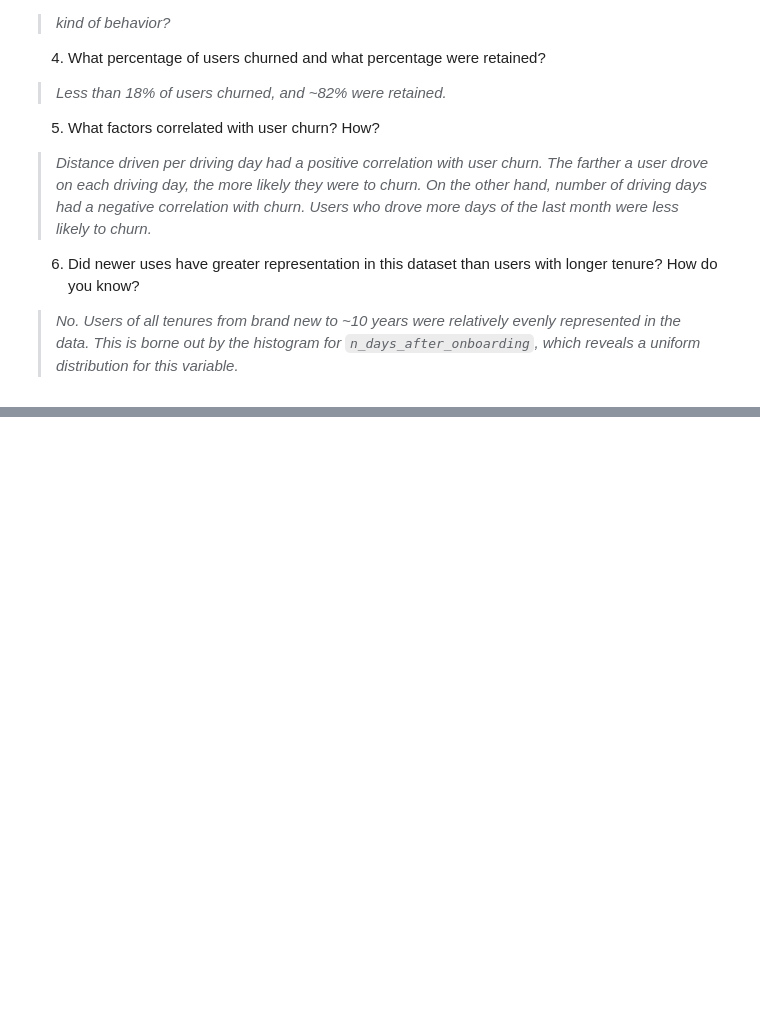
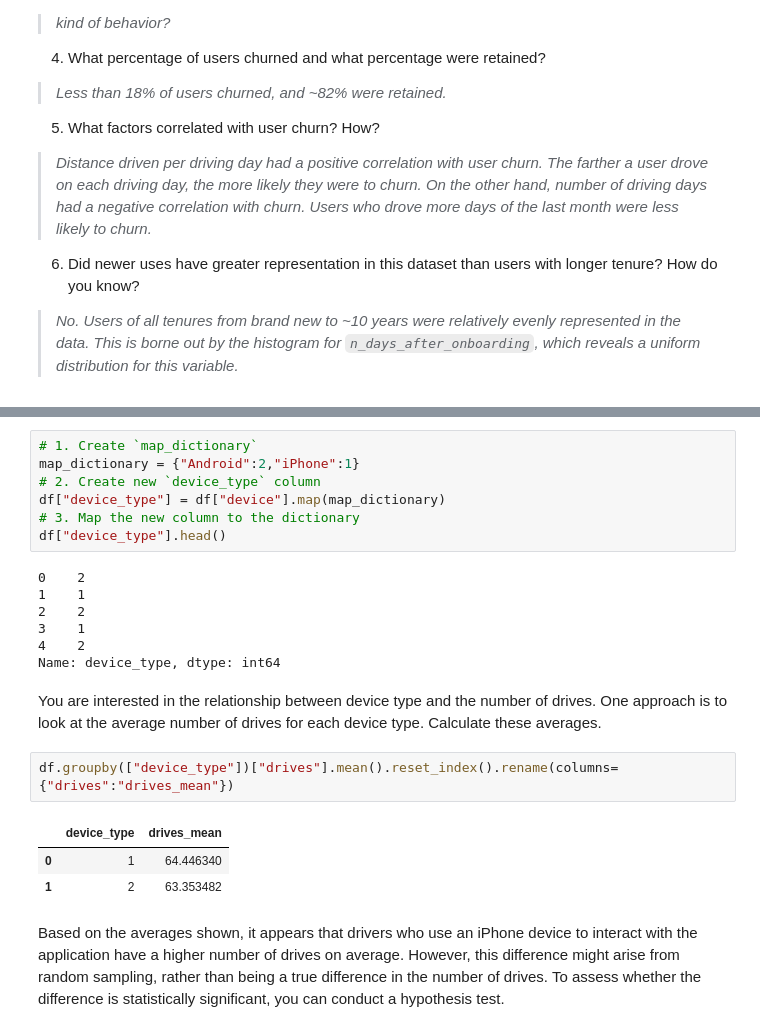
Before and after one commit to emirhansilsupur/waze-churn-prediction-project, a Jupyter notebook: waze_data_analysis.ipynb, the cells around one changed output, grey strips where cells are left out. Saved outputs shown, nothing was run; the diff lists cells and outputs as text; blank space fills up the shorter version.

Commit message:
Implement A/B test

```diff
--- a/waze_data_analysis.ipynb
+++ b/waze_data_analysis.ipynb
@@ -912,0 +904,24 @@ Now that you've explored and visualized your data, the next step is to share you
+# %%
+# 1. Create `map_dictionary`
+map_dictionary = {"Android":2,"iPhone":1}
+# 2. Create new `device_type` column
+df["device_type"] = df["device"].map(map_dictionary)
+# 3. Map the new column to the dictionary
+df["device_type"].head()
+# %% [output]
+0    2
+1    1
+2    2
+3    1
+4    2
+Name: device_type, dtype: int64
+# %% [markdown]
+You are interested in the relationship between device type and the number of drives. One approach is to look at the average number of drives for each device type. Calculate these averages.
+# %%
+df.groupby(["device_type"])["drives"].mean().reset_index().rename(columns={"drives":"drives_mean"})
+# %% [output]
+|  | device_type | drives_mean |
+| 0 | 1 | 64.446340 |
+| 1 | 2 | 63.353482 |
+# %% [markdown]
+Based on the averages shown, it appears that drivers who use an iPhone device to interact with the application have a higher number of drives on average. However, this difference might arise from random sampling, rather than being a true difference in the number of drives. To assess whether the difference is statistically significant, you can conduct a hypothesis test.
```
Also changed, not shown: parts of 21 cells of this notebook.
